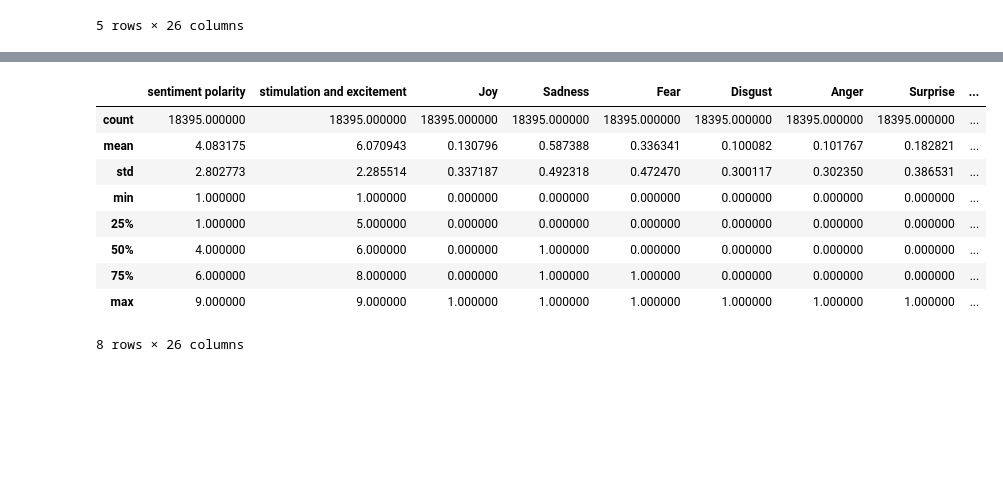
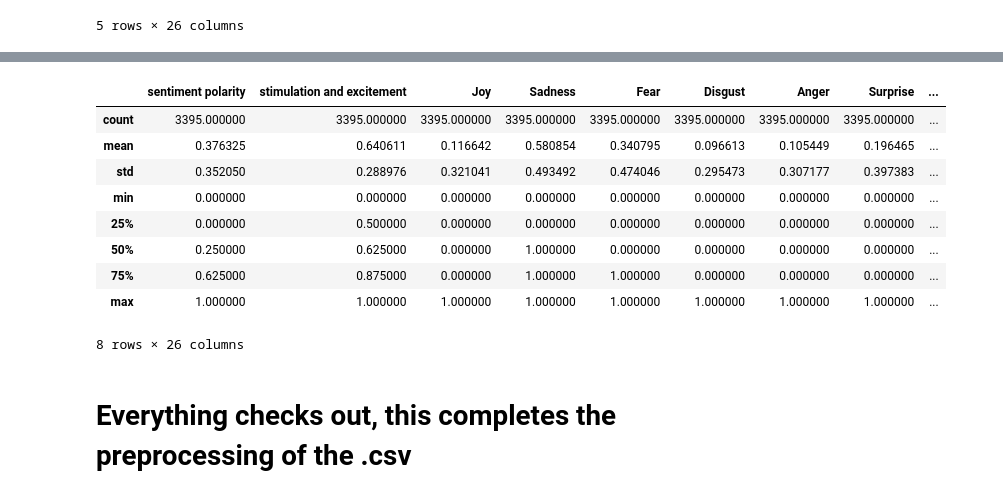
Before and after one commit to projectayre/ayre, a Jupyter notebook: sentiment-analysis/sentiment-experimentation.ipynb, the cells around one changed output, grey strips where cells are left out. Drawn from its saved outputs; the diff is of its cells as text; code cells hidden in the pictures; blank space fills up the shorter version.

Commit message:
complete preprocessing on .csv file

```diff
--- a/sentiment-analysis/sentiment-experimentation.ipynb
+++ b/sentiment-analysis/sentiment-experimentation.ipynb
@@ -88,3 +88,8 @@ rename_dict
 There is the mistake in the dataset, Q4 is supposed only has 9 categories, and Q5 7. However, Q4 has 10 and Q5 has 6. I'm not sure what to do here.
 
 15/9/23: FIXED. Found a research paper done on the same dataset, and it gave me this: https://www.mdpi.com/1424-8220/22/10/3628
+# %%
+# split into train and test, with 679 test images
+train_set = dataset[:3000]
+test_set = dataset[3000:]
+train_set.shape[0] + test_set.shape[0] == dataset.shape[0]
@@ -91,10 +98,15 @@ There is the mistake in the dataset, Q4 is supposed only has 9 categories, and Q
 # %%
 # Write code to seperate blocks out of the dataframe for each annotator so they can be stitched together
-images = annot.iloc[:, 0:2]
-labels = annot.drop(['id', 'filename'], axis=1)
-labellist = []
+train_images = train_set.iloc[:, 0:2]
+test_images = test_set.iloc[:, 0:2]
+train_labels = train_set.drop(['id', 'filename'], axis=1)
+test_labels = test_set.drop(['id', 'filename'], axis=1)
+train_labellist = []
+test_labellist = []
 for i in range(5):
-    labellist.append(labels.iloc[:, 26*i:26*(i+1)].to_numpy())
-labellist = np.vstack(np.array(labellist))
-labellist.shape # this is now the stitched block lmao
+    train_labellist.append(train_labels.iloc[:, 26*i:26*(i+1)].to_numpy())
+    test_labellist.append(test_labels.iloc[:, 26*i:26*(i+1)].to_numpy())
+train_labellist = np.vstack(np.array(train_labellist))
+test_labellist = np.vstack(np.array(test_labellist))
+train_labellist.shape, test_labellist.shape # this is now the stitched block lmao
 # %% [output]
@@ -102,7 +114,8 @@ labellist.shape # this is now the stitched block lmao
 # %%
 # convert labellist to dataframe
-labels = pd.DataFrame(labellist, columns=values)
-labels.head()
+train_labels = pd.DataFrame(train_labellist, columns=values)
+test_labels = pd.DataFrame(test_labellist, columns=values)
+train_labels.head()
 # %% [output]
 |  | sentiment polarity | stimulation and excitement | Joy | Sadness | Fear | Disgust | Anger | Surprise | ... |
 | 0 | 4 | 7 | 0 | 0 | 0 | 0 | 1 | 0 | ... |
@@ -120,0 +141,9 @@ plt.show()
+# %%
+# MinMax Scale the likert scales for better multilabel classification
+scaled_labels = MinMaxScaler().fit_transform(train_labels.iloc[:, 0:2])
+train_labels['sentiment polarity'] = scaled_labels[:, 0]
+train_labels['stimulation and excitement'] = scaled_labels[:, 1]
+test_scaled_labels = MinMaxScaler().fit_transform(test_labels.iloc[:, 0:2])
+test_labels['sentiment polarity'] = test_scaled_labels[:, 0]
+test_labels['stimulation and excitement'] = test_scaled_labels[:, 1]
+train_labels.describe()
@@ -121,16 +161,18 @@ plt.show()
 # %%
-labels.describe()
+test_labels.describe()
 # %% [output]
 |  | sentiment polarity | stimulation and excitement | Joy | Sadness | Fear | Disgust | Anger | Surprise | ... |
-| count | 18395.000000 | 18395.000000 | 18395.000000 | 18395.000000 | 18395.000000 | 18395.000000 | 18395.000000 | 18395.000000 | ... |
-| mean | 4.083175 | 6.070943 | 0.130796 | 0.587388 | 0.336341 | 0.100082 | 0.101767 | 0.182821 | ... |
-| std | 2.802773 | 2.285514 | 0.337187 | 0.492318 | 0.472470 | 0.300117 | 0.302350 | 0.386531 | ... |
-| min | 1.000000 | 1.000000 | 0.000000 | 0.000000 | 0.000000 | 0.000000 | 0.000000 | 0.000000 | ... |
-| 25% | 1.000000 | 5.000000 | 0.000000 | 0.000000 | 0.000000 | 0.000000 | 0.000000 | 0.000000 | ... |
-| 50% | 4.000000 | 6.000000 | 0.000000 | 1.000000 | 0.000000 | 0.000000 | 0.000000 | 0.000000 | ... |
-| 75% | 6.000000 | 8.000000 | 0.000000 | 1.000000 | 1.000000 | 0.000000 | 0.000000 | 0.000000 | ... |
-| max | 9.000000 | 9.000000 | 1.000000 | 1.000000 | 1.000000 | 1.000000 | 1.000000 | 1.000000 | ... |
+| count | 3395.000000 | 3395.000000 | 3395.000000 | 3395.000000 | 3395.000000 | 3395.000000 | 3395.000000 | 3395.000000 | ... |
+| mean | 0.376325 | 0.640611 | 0.116642 | 0.580854 | 0.340795 | 0.096613 | 0.105449 | 0.196465 | ... |
+| std | 0.352050 | 0.288976 | 0.321041 | 0.493492 | 0.474046 | 0.295473 | 0.307177 | 0.397383 | ... |
+| min | 0.000000 | 0.000000 | 0.000000 | 0.000000 | 0.000000 | 0.000000 | 0.000000 | 0.000000 | ... |
+| 25% | 0.000000 | 0.500000 | 0.000000 | 0.000000 | 0.000000 | 0.000000 | 0.000000 | 0.000000 | ... |
+| 50% | 0.250000 | 0.625000 | 0.000000 | 1.000000 | 0.000000 | 0.000000 | 0.000000 | 0.000000 | ... |
+| 75% | 0.625000 | 0.875000 | 0.000000 | 1.000000 | 1.000000 | 0.000000 | 0.000000 | 0.000000 | ... |
+| max | 1.000000 | 1.000000 | 1.000000 | 1.000000 | 1.000000 | 1.000000 | 1.000000 | 1.000000 | ... |
 8 rows × 26 columns
+# %% [markdown]
+# Everything checks out, this completes the preprocessing of the .csv
 # %%
 # Load images
 root = './disaster-dataset/images/'
```
Also changed, not shown: parts of 8 cells of this notebook.
